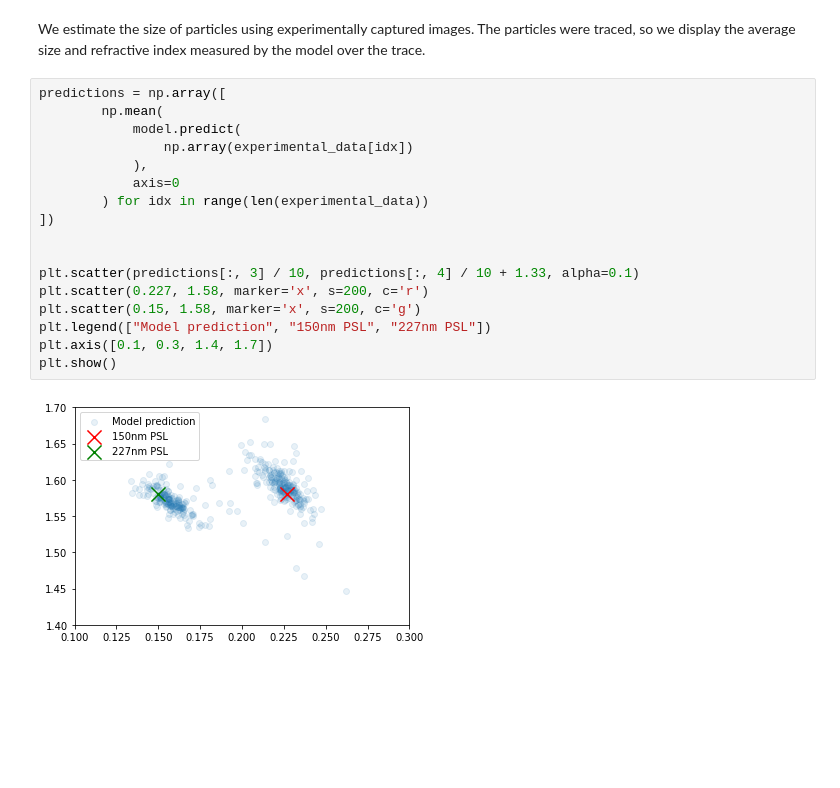
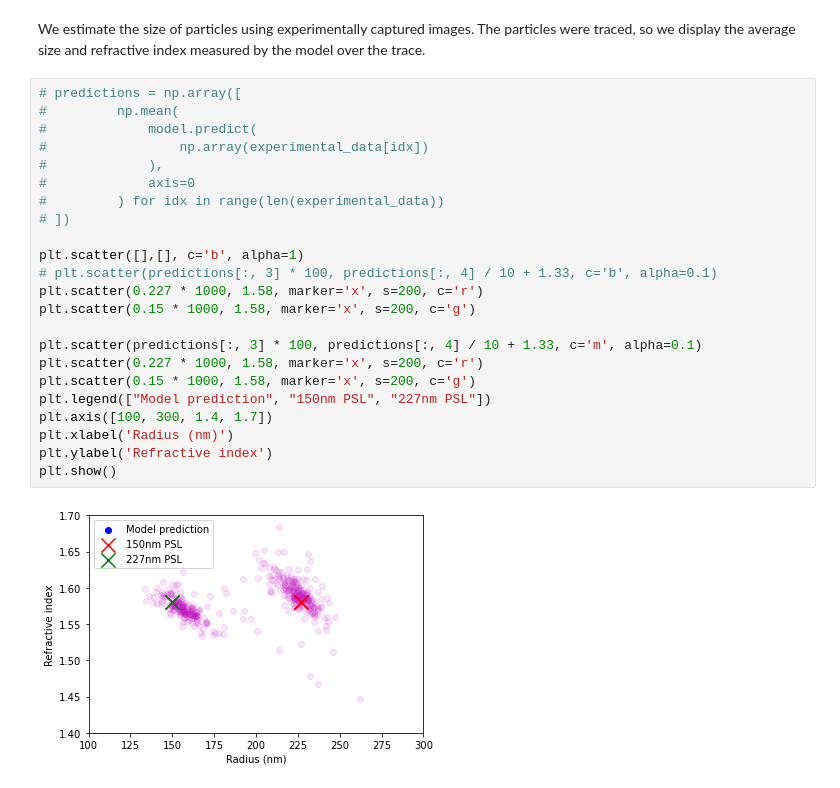
Before and after one commit to DeepTrackAI/DeepTrack2, a Jupyter notebook: paper-examples/3-particle_sizing.ipynb, the cells around one changed output. Drawn from its saved outputs; the diff is of its cells as text; blank space fills up the shorter version.

```diff
--- a/paper-examples/3-particle_sizing.ipynb
+++ b/paper-examples/3-particle_sizing.ipynb
@@ -238,21 +239,27 @@ for property_name in properties:
 # %% [markdown]
 We estimate the size of particles using experimentally captured images. The particles were traced, so we display the average size and refractive index measured by the model over the trace.
 # %%
-predictions = np.array([
-        np.mean(
-            model.predict(
-                np.array(experimental_data[idx])
-            ),
-            axis=0
-        ) for idx in range(len(experimental_data))
-])
+# predictions = np.array([
+#         np.mean(
+#             model.predict(
+#                 np.array(experimental_data[idx])
+#             ),
+#             axis=0
+#         ) for idx in range(len(experimental_data))
+# ])
 
+plt.scatter([],[], c='b', alpha=1)
+# plt.scatter(predictions[:, 3] * 100, predictions[:, 4] / 10 + 1.33, c='b', alpha=0.1)
+plt.scatter(0.227 * 1000, 1.58, marker='x', s=200, c='r')
+plt.scatter(0.15 * 1000, 1.58, marker='x', s=200, c='g')
 
-plt.scatter(predictions[:, 3] / 10, predictions[:, 4] / 10 + 1.33, alpha=0.1)
-plt.scatter(0.227, 1.58, marker='x', s=200, c='r')
-plt.scatter(0.15, 1.58, marker='x', s=200, c='g')
+plt.scatter(predictions[:, 3] * 100, predictions[:, 4] / 10 + 1.33, c='m', alpha=0.1)
+plt.scatter(0.227 * 1000, 1.58, marker='x', s=200, c='r')
+plt.scatter(0.15 * 1000, 1.58, marker='x', s=200, c='g')
 plt.legend(["Model prediction", "150nm PSL", "227nm PSL"])
-plt.axis([0.1, 0.3, 1.4, 1.7])
+plt.axis([100, 300, 1.4, 1.7])
+plt.xlabel('Radius (nm)')
+plt.ylabel('Refractive index')
 plt.show()
 # %% [output]
-[figure, old version]
+[figure, new version]
```
Also changed, not shown: parts of 2 cells of this notebook, 6 other files.
